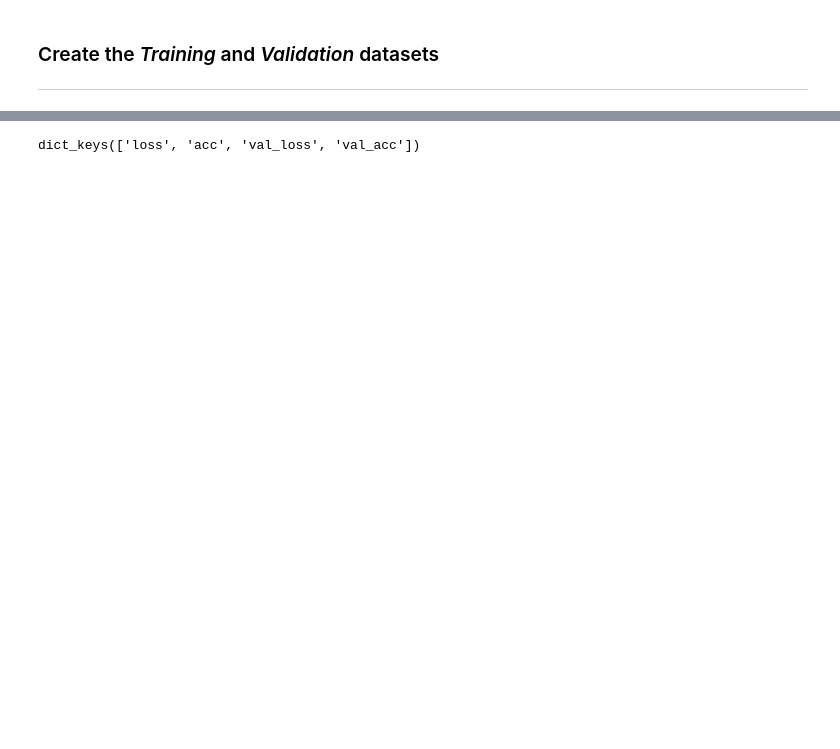
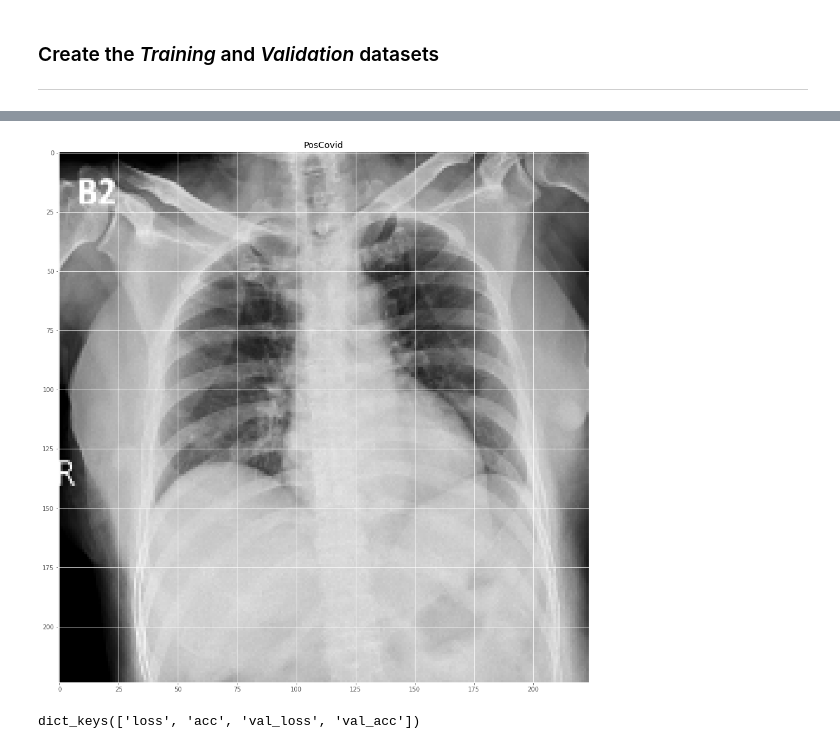
Before and after one commit to HebahAlshamlan/COVID-19, a Jupyter notebook: Covid_Classifier.ipynb, the cells around one changed output, grey strips where cells are left out. Saved outputs shown, nothing was run; the diff lists cells and outputs as text; code cells hidden in the pictures; blank space fills up the shorter version.

```diff
--- a/Covid_Classifier.ipynb
+++ b/Covid_Classifier.ipynb
@@ -313 +305,33 @@ plt.show()
+# %%
+# Pos Ex.
+
+url = 'https://a.top4top.io/p_15402pp5p3.png'
+
+imgPos = url_to_image(url)
+imgPos = resized = cv2.resize(imgPos, (224,224))
+
+_labels = np.array([
+    'PosCovid', # class 0
+    'NegCovid'])# class 1
+
+
+plt.figure(figsize=(16,16))
+data_pos = convertData(imgPos)
+plt.imshow(imgPos)
+ret_pos = model.predict(data_pos, batch_size=BS)
+bestnum = 0.0
+bestclass = 0
+
+if  ret_pos[0] < 0.5:
+    bestclass = 0
+else :
+    bestclass = 1
+
+
+
+plt.title(_labels[bestclass])
+
+plt.show()
+# %% [output]
+[figure, added]
 # %%
```
Also changed, not shown: parts of 17 cells of this notebook.
